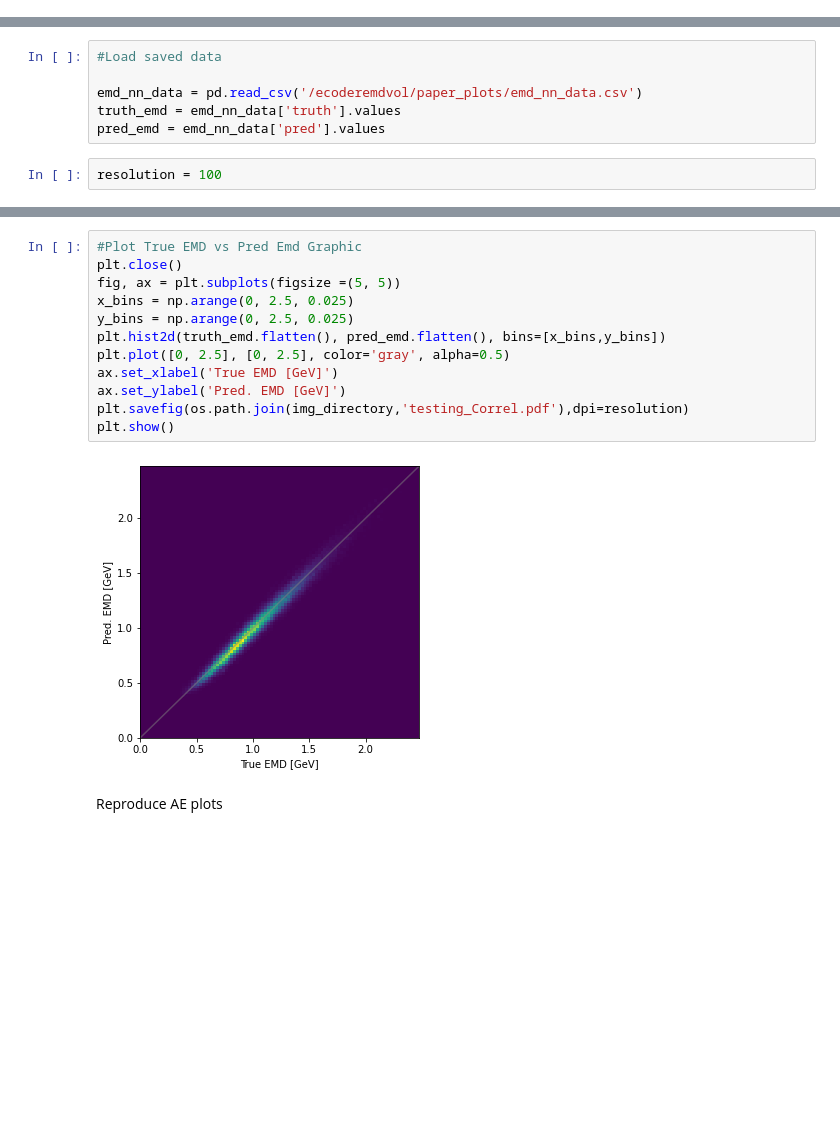
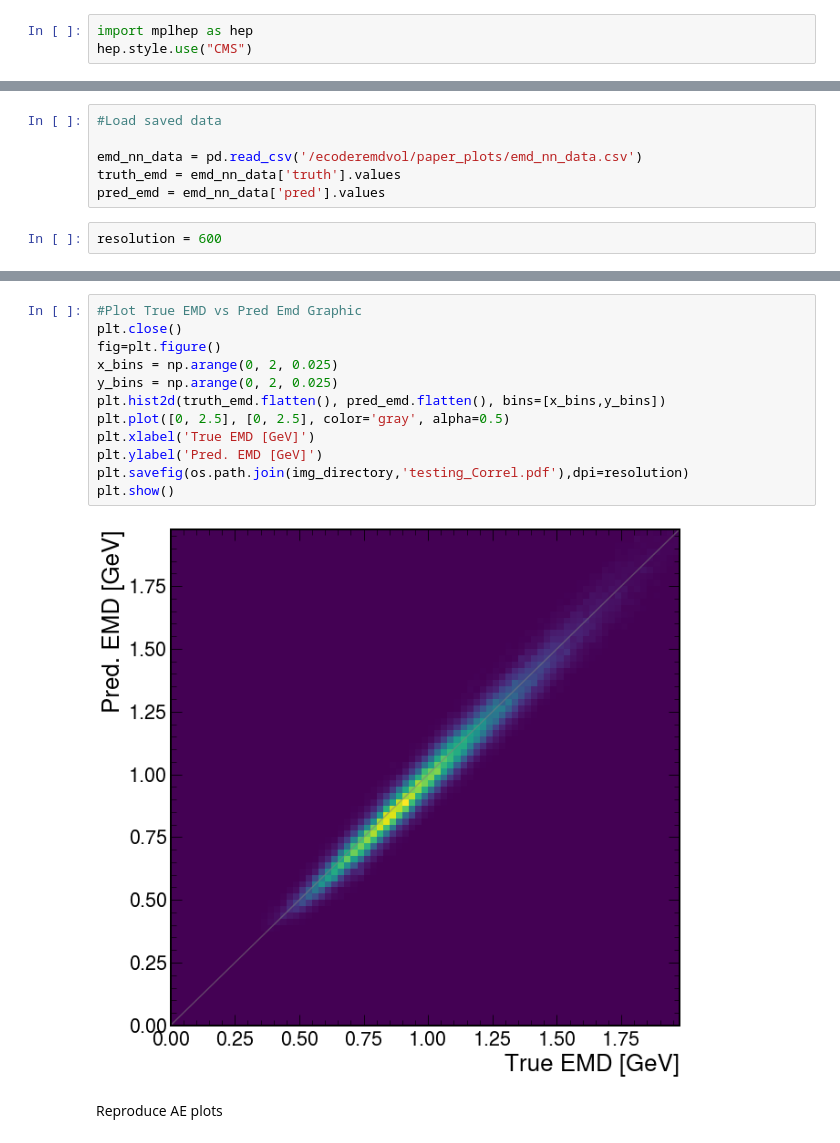
Before and after one commit to rohanshenoy/Ecoder, a Jupyter notebook: paper_plots.ipynb, the cells around one changed output, grey strips where cells are left out. Drawn from its saved outputs; the diff is of its cells as text; blank space fills up the shorter version.

```diff
--- a/paper_plots.ipynb
+++ b/paper_plots.ipynb
@@ -27,6 +27,9 @@ import tensorflow as tf
 from tensorflow.keras import backend as K
 
 from datetime import date
+# %%
+import mplhep as hep
+hep.style.use("CMS")
 # %%
 def load_data(inputFile):
     data=pd.read_csv(inputFile,usecols=[*range(0,48)])
@@ -126,7 +131,7 @@ emd_nn_data = pd.read_csv('/ecoderemdvol/paper_plots/emd_nn_data.csv')
 truth_emd = emd_nn_data['truth'].values
 pred_emd = emd_nn_data['pred'].values
 # %%
-resolution = 100
+resolution = 600
 # %%
 #Plots True EMD and Pred Emd Histogram
 plt.close()
@@ -159,17 +164,17 @@ plt.show()
 # %%
 #Plot True EMD vs Pred Emd Graphic
 plt.close()
-fig, ax = plt.subplots(figsize =(5, 5))
-x_bins = np.arange(0, 2.5, 0.025)
-y_bins = np.arange(0, 2.5, 0.025)
+fig=plt.figure()
+x_bins = np.arange(0, 2, 0.025)
+y_bins = np.arange(0, 2, 0.025)
 plt.hist2d(truth_emd.flatten(), pred_emd.flatten(), bins=[x_bins,y_bins])
 plt.plot([0, 2.5], [0, 2.5], color='gray', alpha=0.5)
-ax.set_xlabel('True EMD [GeV]')
-ax.set_ylabel('Pred. EMD [GeV]')
+plt.xlabel('True EMD [GeV]')
+plt.ylabel('Pred. EMD [GeV]')
 plt.savefig(os.path.join(img_directory,'testing_Correl.pdf'),dpi=resolution)
 plt.show()
 # %% [output]
-[figure, old version]
+[figure, new version]
 # %% [markdown]
 Reproduce AE plots
 # %%
```
Also changed, not shown: parts of 6 cells of this notebook.
